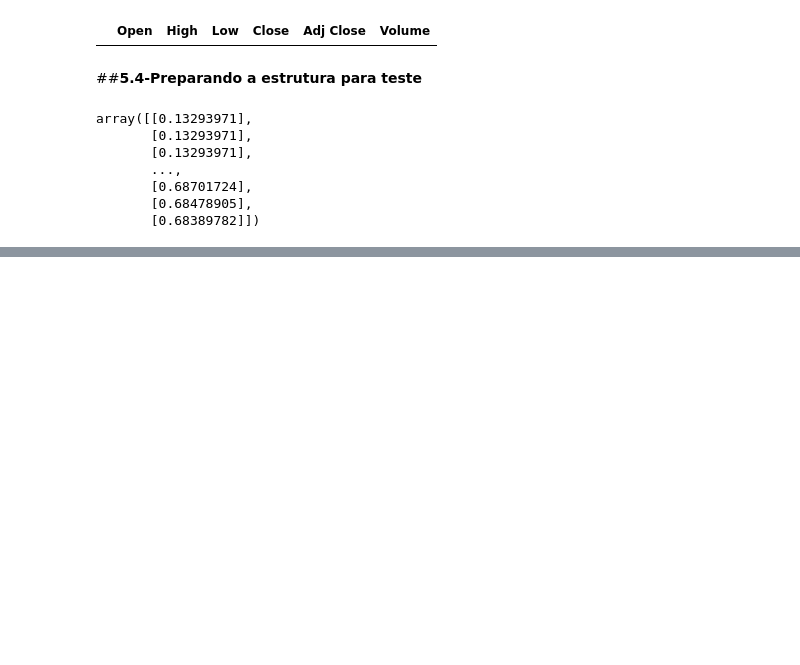
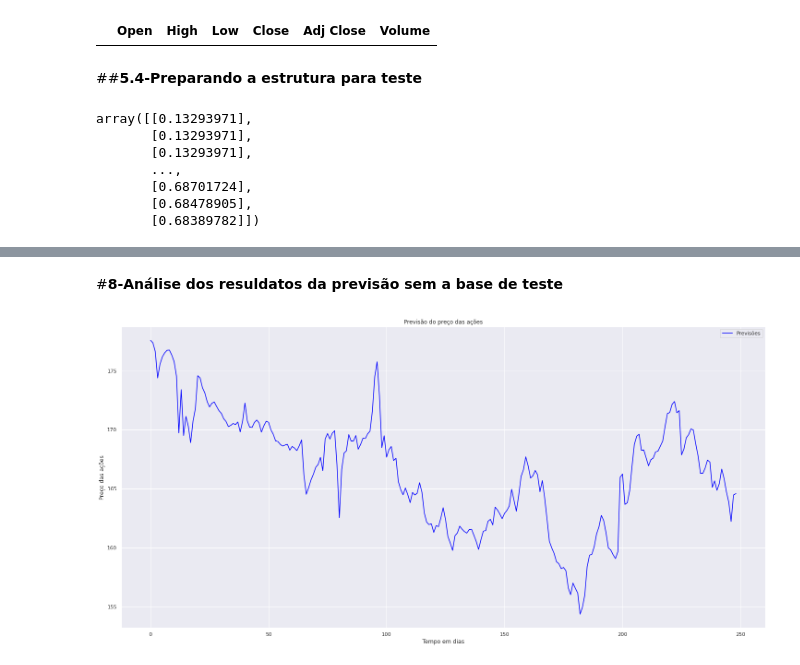
Before and after one commit to claubermartins/Stock-market-prediction-FII, a Jupyter notebook: Stock-market-prediction-FII-HGLG11.ipynb, the cells around one changed output, grey strips where cells are left out. Saved outputs shown, nothing was run; the diff lists cells and outputs as text; code cells hidden in the pictures; blank space fills up the shorter version.

Commit message:
Previsão com e sem a base de teste para 2021-2022

```diff
--- a/Stock-market-prediction-FII-HGLG11.ipynb
+++ b/Stock-market-prediction-FII-HGLG11.ipynb
@@ -438,0 +449,11 @@ df3.describe()
+# %%
+#pegando os 90 registros anteriores para percorrer a base teste e colocando no
+#no formato np.array
+Percorrer_teste2 = []
+for i in range(90, 339):
+    Percorrer_teste2.append(entradas[i-90:i, 0:6])
+Percorrer_teste2 = np.array(Percorrer_teste2)
+# %%
+#resultado da predição no formato MinMaxScaler
+previsoes_sem_base_teste = regressor.predict(Percorrer_teste2)
+previsoes_sem_base_teste = normalizador_previsao.inverse_transform(previsoes_sem_base_teste)
@@ -438,0 +494,13 @@ df3.describe()
+# %% [markdown]
+#**8-Análise dos resuldatos da previsão sem a base de teste**
+# %%
+#Visualizando o gráfico da Previsão da rede
+#ax1 = plt.subplot(2, 1, 1)
+plt.plot(previsoes_sem_base_teste, color = 'blue', label = 'Previsões')
+plt.title('Previsão do preço das ações')
+plt.xlabel('Tempo em dias')
+plt.ylabel('Preço das ações')
+plt.legend()
+plt.show()
+# %% [output]
+[figure, added]
```
Also changed, not shown: parts of 20 cells of this notebook.
